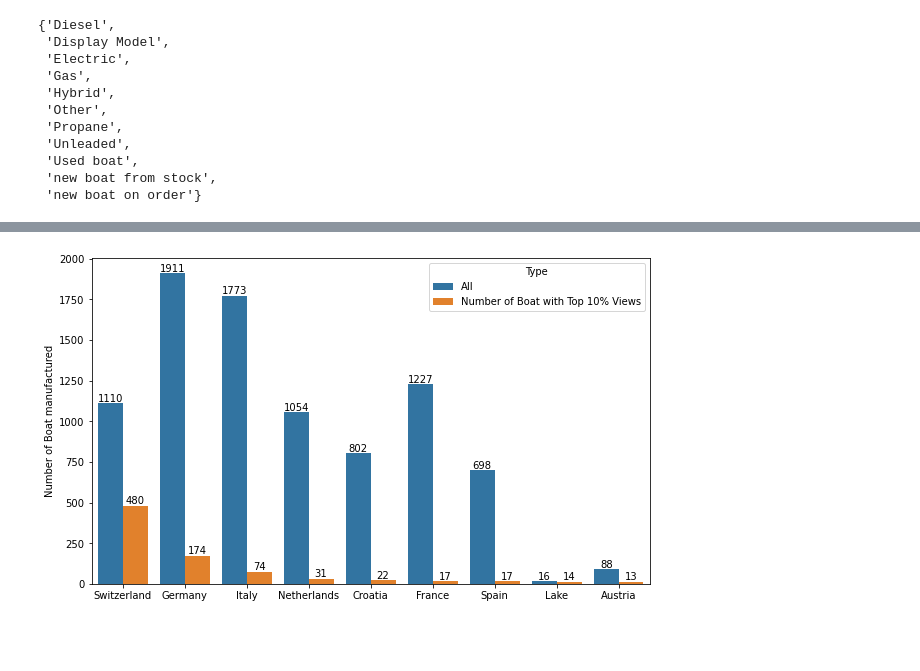
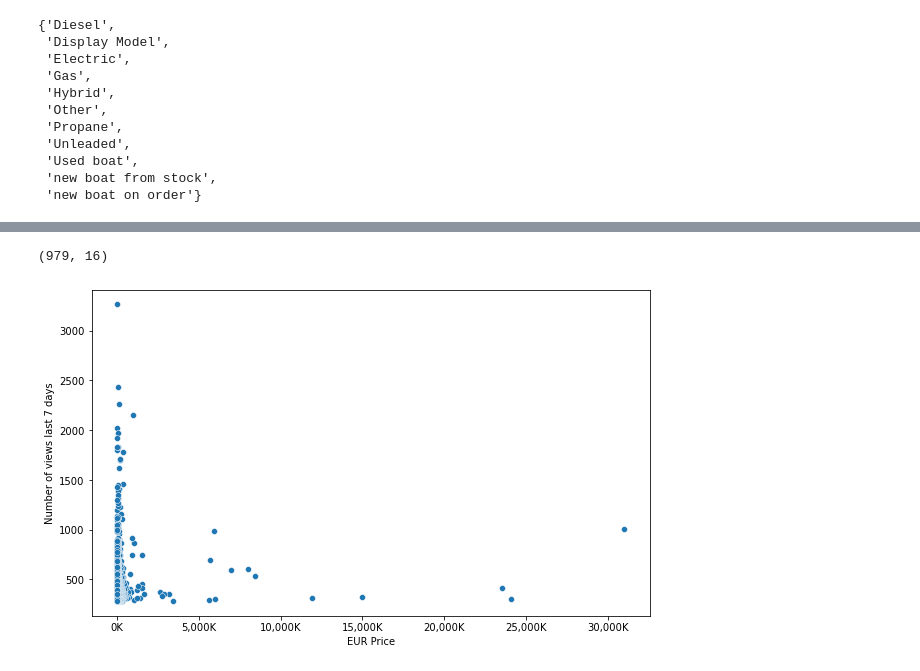
Before and after one commit to RayRayCoding/my_jupyter_notebooks, a Jupyter notebook: DataCamp/BoatADSuggestion.ipynb, the cells around one changed output, grey strips where cells are left out. Drawn from its saved outputs; the diff is of its cells as text; code cells hidden in the pictures; blank space fills up the shorter version.

```diff
--- a/DataCamp/BoatADSuggestion.ipynb
+++ b/DataCamp/BoatADSuggestion.ipynb
@@ -287,8 +287,13 @@ type_set
  'new boat from stock',
  'new boat on order'}
 # %%
-condition_set = {'Display Model','Used boat','new boat from stock','new boat on order'}
-fuel_type_set = {'Diesel','Electric','Gas','Hybrid','Propane','Unleaded'}
+condition_set = {
+    "Display Model",
+    "Used boat",
+    "new boat from stock",
+    "new boat on order",
+}
+fuel_type_set = {"Diesel", "Electric", "Gas", "Hybrid", "Propane", "Unleaded"}
 # %%
 new_arr = []
 for cell in df["Type"]:
@@ -304,3 +309,5 @@ df[["Condition","Fuel Type"]] = pd.DataFrame(new_arr)
+# %%
+df["Size"] = df["Length"] * df["Width"]
 # %%
 df
 # %% [output]
@@ -377,8 +327,13 @@ df3 = pd.concat([df1,df2])
-# %%
-bp = sns.barplot(x=df3.index, y="Country", hue="Type", data=df3);
-bp.set(ylabel='Number of Boat manufactured')
-bp.bar_label(bp.containers[0])
-bp.bar_label(bp.containers[1]) # 有幾條就要設幾次
-plt.show()
-# %% [output]
-[figure, removed]
+# %%
+new_df = df[df["Number of views last 7 days"] > most_views]
+new_df.shape
+# %% [output]
+(979, 16)
+# %%
+g = sns.scatterplot(data=new_df, y="Number of views last 7 days", x="EUR Price")
+xlabels = ["{:,}".format(int(x)) + "K" for x in g.get_xticks() / 1000]
+g.set_xticklabels(xlabels)
+
+plt.show()
+# %% [output]
+[figure, added]
```
Also changed, not shown: parts of 27 cells of this notebook.
